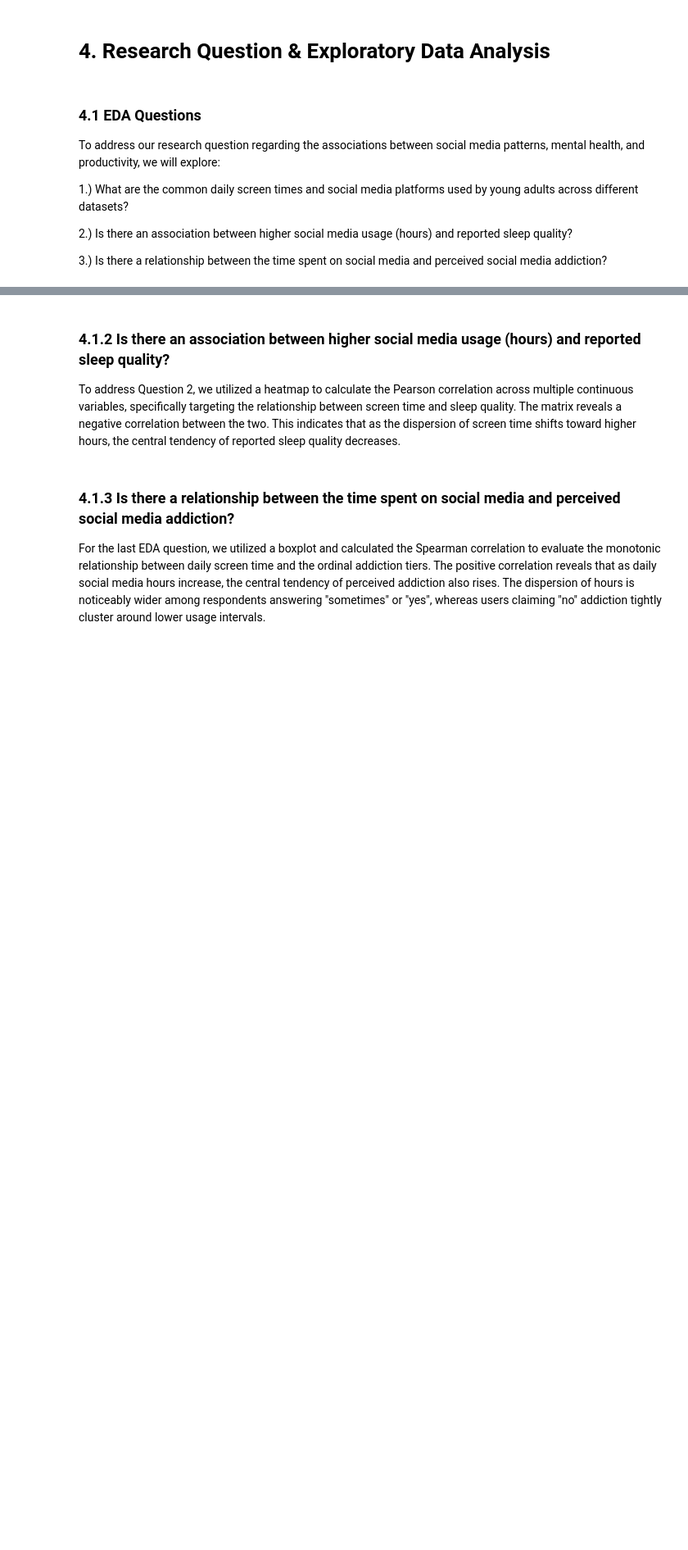
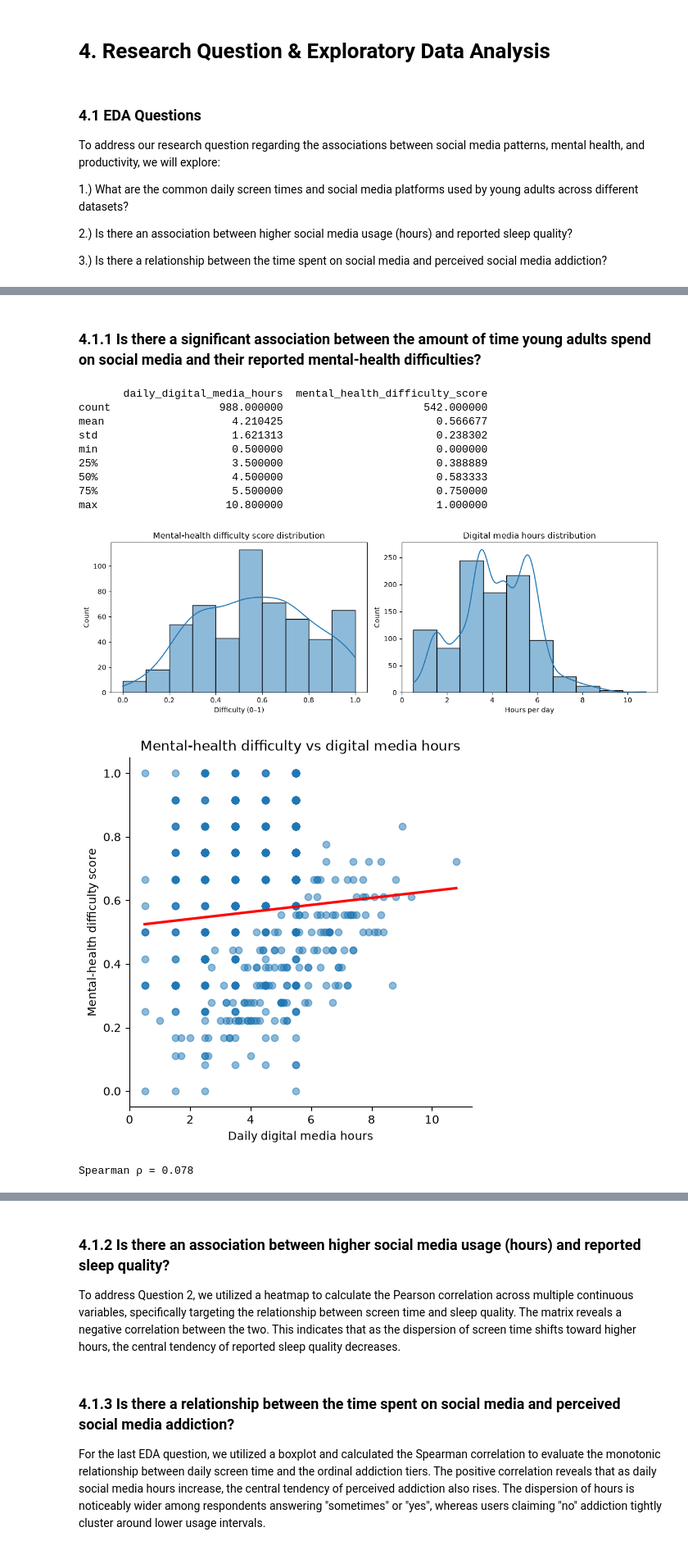
Before and after one commit to klyckman/CSMODEL, a Jupyter notebook: notebooks/Kodiak_Knowers_Notebook.ipynb, the cells around one changed output, grey strips where cells are left out. Shown at 82% size. Drawn from its saved outputs; the diff is of its cells as text; code cells hidden in the pictures; blank space fills up the shorter version.

Commit message:
added EDA for mental health

```diff
--- a/notebooks/Kodiak_Knowers_Notebook.ipynb
+++ b/notebooks/Kodiak_Knowers_Notebook.ipynb
@@ -754,0 +722,63 @@ KeyError: 'platform_info'
+# %% [markdown]
+### **4.1.1 Is there a significant association between the amount of time young adults spend on social media and their reported mental-health difficulties?**
+# %%
+# Descriptive statistics
+print(combined_dfs[["daily_digital_media_hours",
+                    "mental_health_difficulty_score"]].describe())
+
+# Distribution plots
+fig, axes = plt.subplots(1, 2, figsize=(12, 4))
+sns.histplot(
+    data=combined_dfs["mental_health_difficulty_score"].dropna(),
+    bins=10, kde=True, ax=axes[0]
+)
+axes[0].set_title("Mental‑health difficulty score distribution")
+axes[0].set_xlabel("Difficulty (0–1)")
+
+sns.histplot(
+    data=combined_dfs["daily_digital_media_hours"].dropna(),
+    bins=10, kde=True, ax=axes[1]
+)
+axes[1].set_title("Digital media hours distribution")
+axes[1].set_xlabel("Hours per day")
+
+plt.tight_layout()
+plt.show()
+
+# Scatter plot with regression line
+sns.lmplot(
+    data=combined_dfs.dropna(subset=[
+        "daily_digital_media_hours", "mental_health_difficulty_score"
+    ]),
+    x="daily_digital_media_hours",
+    y="mental_health_difficulty_score",
+    ci=None,
+    scatter_kws={"alpha": 0.5},
+    line_kws={"color": "red"},
+)
+plt.title("Mental‑health difficulty vs digital media hours")
+plt.xlabel("Daily digital media hours")
+plt.ylabel("Mental‑health difficulty score")
+plt.show()
+
+# Spearman rank correlation
+subset = combined_dfs[[
+    "daily_digital_media_hours", "mental_health_difficulty_score"
+]].dropna()
+spearman_rho = subset[
+    "daily_digital_media_hours"
+].corr(subset["mental_health_difficulty_score"], method="spearman")
+print(f"Spearman ρ = {spearman_rho:.3f}")
+# %% [output]
+       daily_digital_media_hours  mental_health_difficulty_score
+count                 988.000000                      542.000000
+mean                    4.210425                        0.566677
+std                     1.621313                        0.238302
+min                     0.500000                        0.000000
+25%                     3.500000                        0.388889
+50%                     4.500000                        0.583333
+75%                     5.500000                        0.750000
+max                    10.800000                        1.000000
+[figure, added]
+[figure, added]
+Spearman ρ = 0.078
```
Also changed, not shown: parts of 6 cells of this notebook.
